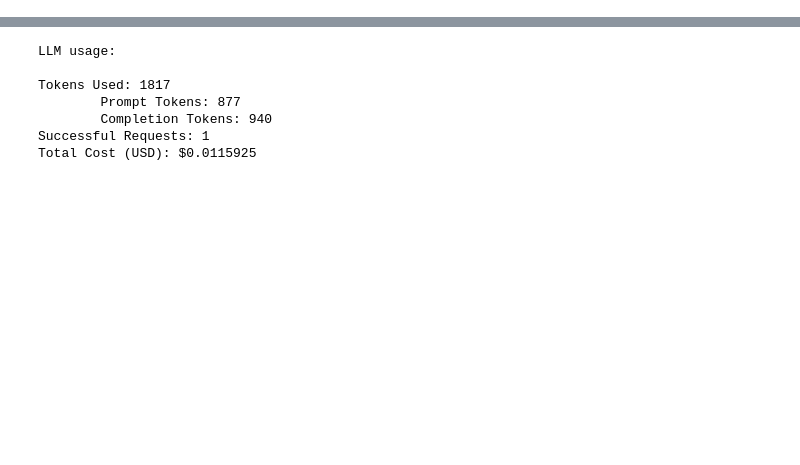
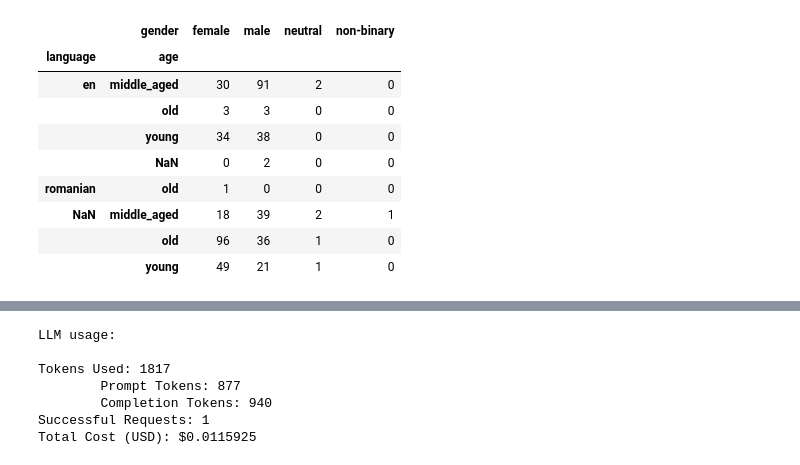
Before and after one commit to navalnica/ai-audio-books, a Jupyter notebook: pg.ipynb, the cells around one changed output, grey strips where cells are left out. Saved outputs shown, nothing was run; the diff lists cells and outputs as text; code cells hidden in the pictures; blank space fills up the shorter version.

```diff
--- a/pg.ipynb
+++ b/pg.ipynb
@@ -24,0 +30,5 @@ from src.text_split_chain import create_split_text_chain_v2
+# %%
+# df = pd.read_csv('data/11labs_tts_voices.csv')
+df = pd.read_csv('data/11labs_available_tts_voices.csv')
+df["age"] = df["age"].str.replace(" ", "_").str.replace("-", "_")
+print(df.shape)
@@ -24,0 +79,13 @@ from src.text_split_chain import create_split_text_chain_v2
+# %%
+df.groupby(['language', 'age', 'gender'], dropna=False)['voice_id'].count().unstack(fill_value=0)
+# %% [output]
+|  | gender | female | male | neutral | non-binary |
+| language | age |  |  |  |  |
+| en | middle_aged | 30 | 91 | 2 | 0 |
+|  | old | 3 | 3 | 0 | 0 |
+|  | young | 34 | 38 | 0 | 0 |
+|  | NaN | 0 | 2 | 0 | 0 |
+| romanian | old | 1 | 0 | 0 | 0 |
+| NaN | middle_aged | 18 | 39 | 2 | 1 |
+|  | old | 96 | 36 | 1 | 0 |
+|  | young | 49 | 21 | 1 | 0 |
```
Also changed, not shown: parts of 30 cells of this notebook, 20 other files.
